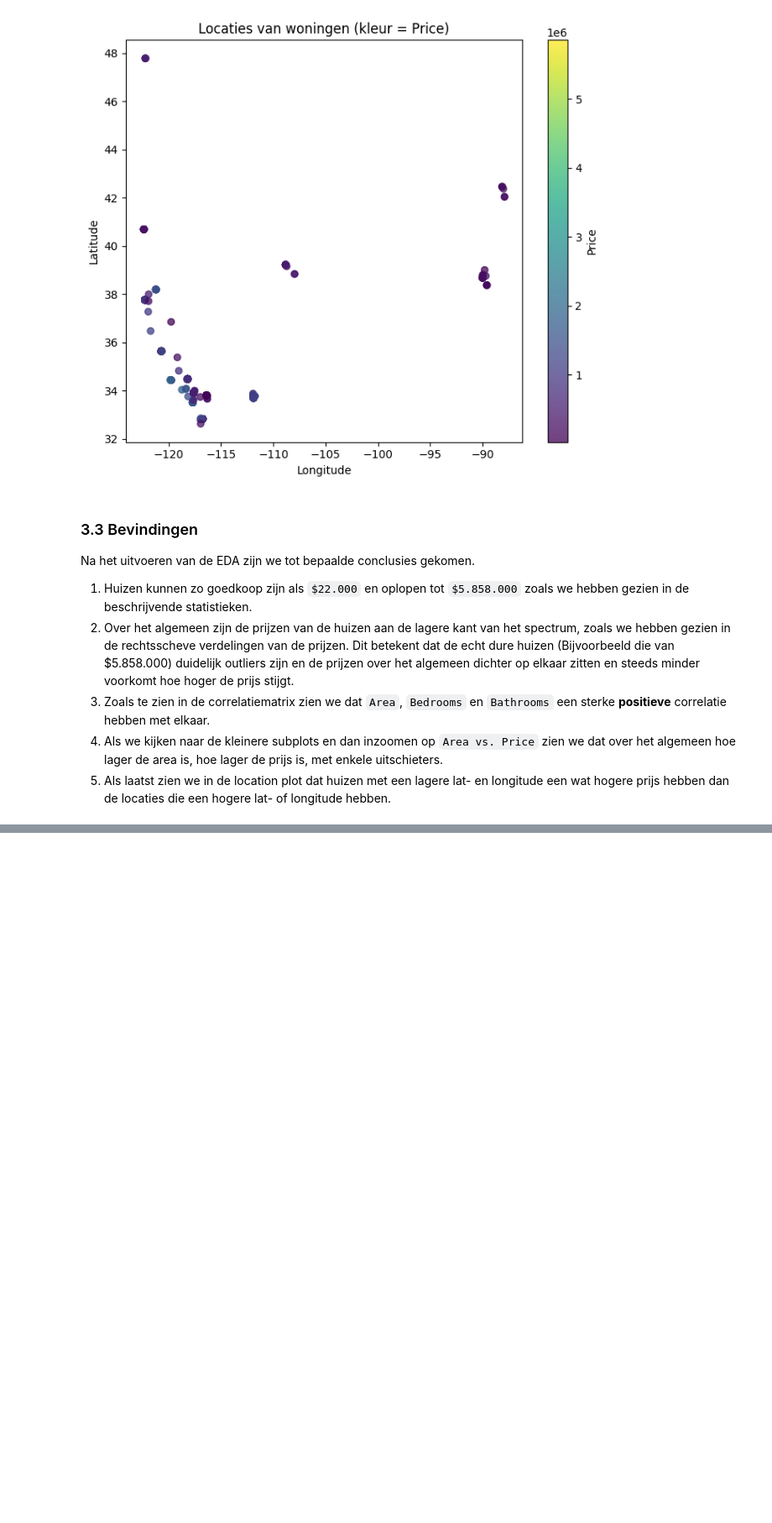
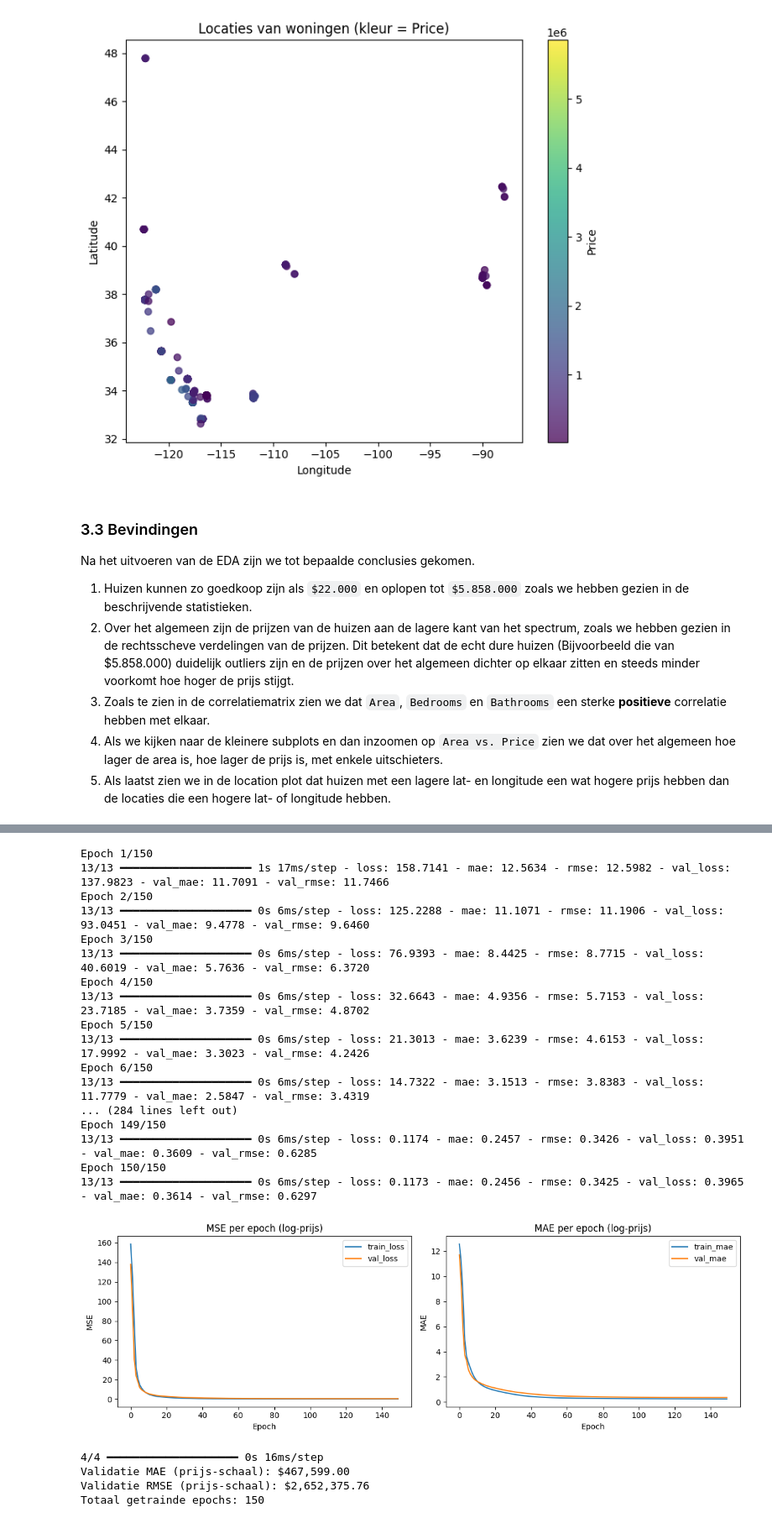
Before and after one commit to imranfunna/Deep-Learning, a Jupyter notebook: Opdracht 1/notebook.ipynb, the cells around one changed output, grey strips where cells are left out. Shown at 84% size. Drawn from its saved outputs; the diff is of its cells as text; code cells hidden in the pictures; blank space fills up the shorter version.

```diff
--- a/Opdracht 1/notebook.ipynb
+++ b/Opdracht 1/notebook.ipynb
@@ -213,0 +356,71 @@ Na het uitvoeren van de EDA zijn we tot bepaalde conclusies gekomen.
+# %%
+early_stop = callbacks.EarlyStopping(
+    monitor='val_loss',
+    patience=15,
+    restore_best_weights=True
+)
+
+history = model.fit(
+    X_train_scaled,
+    y_train_log,
+    validation_data=(X_val_scaled, y_val_log),
+    epochs=150,
+    batch_size=32,
+    callbacks=[early_stop],
+    verbose=1
+)
+
+# Leerproces visualiseren
+fig, axes = plt.subplots(1, 2, figsize=(12, 4))
+
+axes[0].plot(history.history['loss'], label='train_loss')
+axes[0].plot(history.history['val_loss'], label='val_loss')
+axes[0].set_title('MSE per epoch (log-prijs)')
+axes[0].set_xlabel('Epoch')
+axes[0].set_ylabel('MSE')
+axes[0].legend()
+
+axes[1].plot(history.history['mae'], label='train_mae')
+axes[1].plot(history.history['val_mae'], label='val_mae')
+axes[1].set_title('MAE per epoch (log-prijs)')
+axes[1].set_xlabel('Epoch')
+axes[1].set_ylabel('MAE')
+axes[1].legend()
+
+plt.tight_layout()
+plt.show()
+
+# Evaluatie op originele prijsschaal
+val_pred_log = model.predict(X_val_scaled).reshape(-1)
+val_pred_price = np.expm1(val_pred_log)
+val_true_price = np.expm1(y_val_log)
+
+val_mae_price = mean_absolute_error(val_true_price, val_pred_price)
+val_rmse_price = np.sqrt(mean_squared_error(val_true_price, val_pred_price))
+
+print(f'Validatie MAE (prijs-schaal): ${val_mae_price:,.2f}')
+print(f'Validatie RMSE (prijs-schaal): ${val_rmse_price:,.2f}')
+print(f'Totaal getrainde epochs: {len(history.history["loss"])}')
+# %% [output]
+Epoch 1/150
+13/13 ━━━━━━━━━━━━━━━━━━━━ 1s 17ms/step - loss: 158.7141 - mae: 12.5634 - rmse: 12.5982 - val_loss: 137.9823 - val_mae: 11.7091 - val_rmse: 11.7466
+Epoch 2/150
+13/13 ━━━━━━━━━━━━━━━━━━━━ 0s 6ms/step - loss: 125.2288 - mae: 11.1071 - rmse: 11.1906 - val_loss: 93.0451 - val_mae: 9.4778 - val_rmse: 9.6460
+Epoch 3/150
+13/13 ━━━━━━━━━━━━━━━━━━━━ 0s 6ms/step - loss: 76.9393 - mae: 8.4425 - rmse: 8.7715 - val_loss: 40.6019 - val_mae: 5.7636 - val_rmse: 6.3720
+Epoch 4/150
+13/13 ━━━━━━━━━━━━━━━━━━━━ 0s 6ms/step - loss: 32.6643 - mae: 4.9356 - rmse: 5.7153 - val_loss: 23.7185 - val_mae: 3.7359 - val_rmse: 4.8702
+Epoch 5/150
+13/13 ━━━━━━━━━━━━━━━━━━━━ 0s 6ms/step - loss: 21.3013 - mae: 3.6239 - rmse: 4.6153 - val_loss: 17.9992 - val_mae: 3.3023 - val_rmse: 4.2426
+Epoch 6/150
+13/13 ━━━━━━━━━━━━━━━━━━━━ 0s 6ms/step - loss: 14.7322 - mae: 3.1513 - rmse: 3.8383 - val_loss: 11.7779 - val_mae: 2.5847 - val_rmse: 3.4319
+... (284 lines left out)
+Epoch 149/150
+13/13 ━━━━━━━━━━━━━━━━━━━━ 0s 6ms/step - loss: 0.1174 - mae: 0.2457 - rmse: 0.3426 - val_loss: 0.3951 - val_mae: 0.3609 - val_rmse: 0.6285
+Epoch 150/150
+13/13 ━━━━━━━━━━━━━━━━━━━━ 0s 6ms/step - loss: 0.1173 - mae: 0.2456 - rmse: 0.3425 - val_loss: 0.3965 - val_mae: 0.3614 - val_rmse: 0.6297
+[figure, added]
+4/4 ━━━━━━━━━━━━━━━━━━━━ 0s 16ms/step
+Validatie MAE (prijs-schaal): $467,599.00
+Validatie RMSE (prijs-schaal): $2,652,375.76
+Totaal getrainde epochs: 150
```
Also changed, not shown: parts of 5 cells of this notebook.
